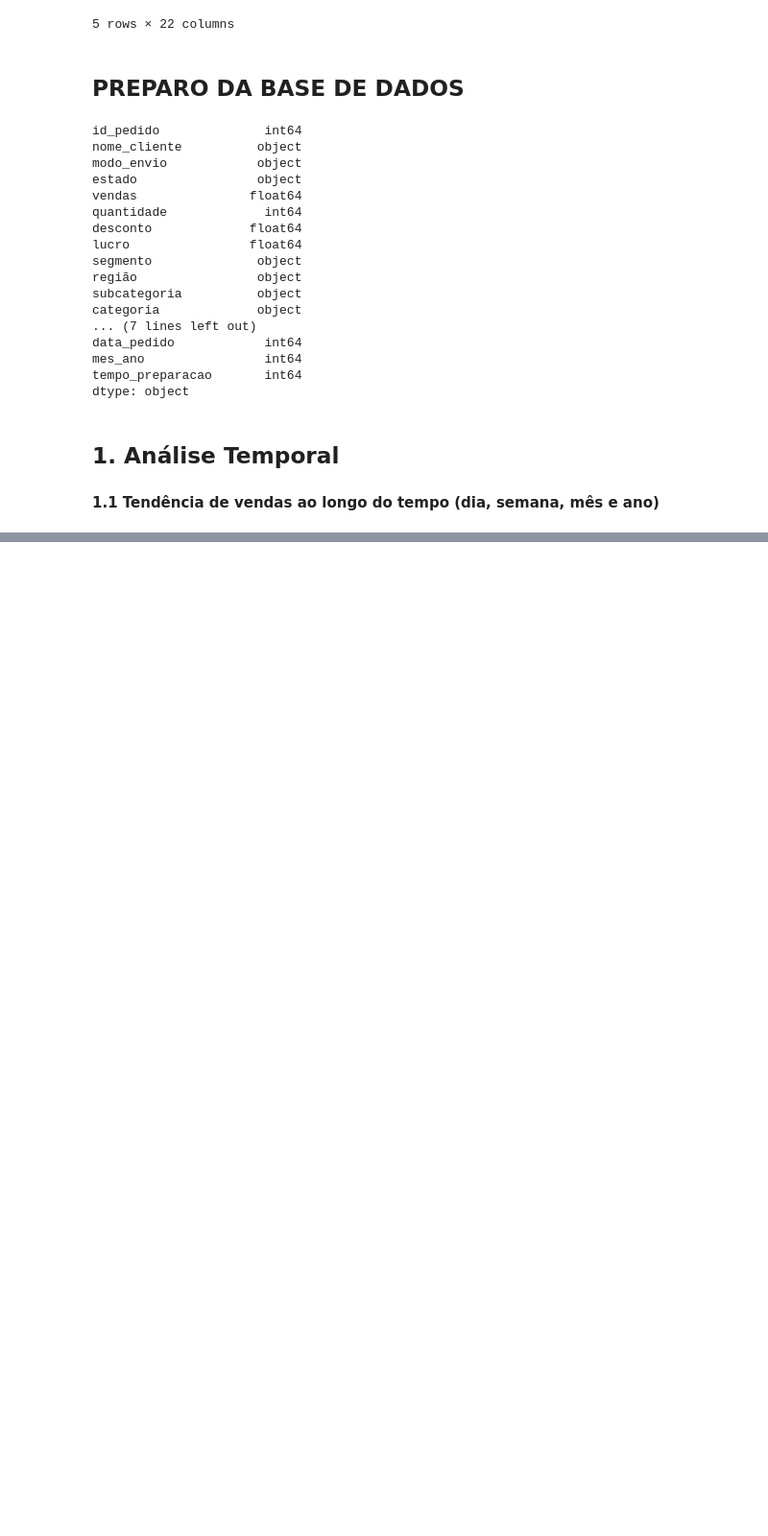
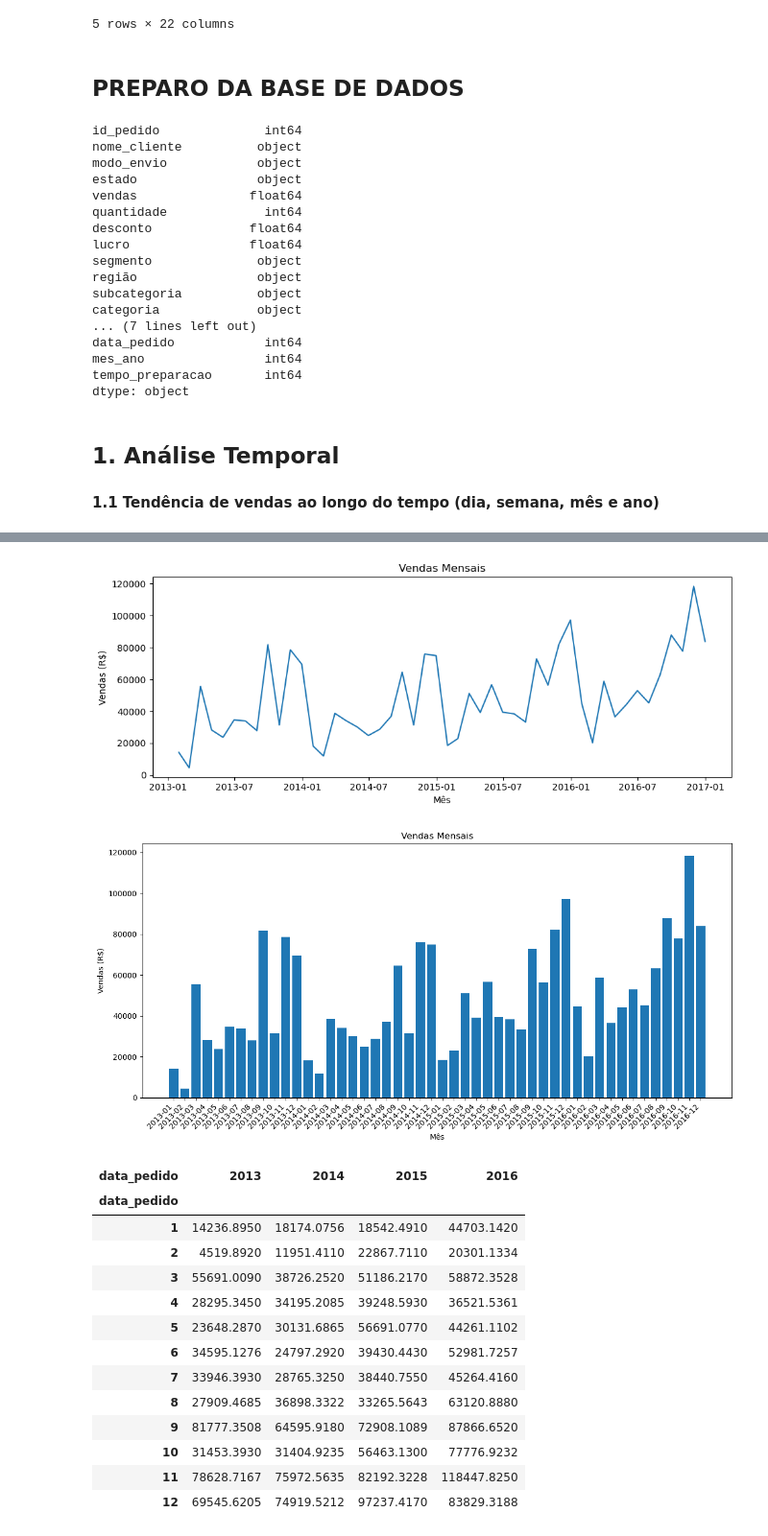
Before and after one commit to liviagcarvalho/Analise-de-Dados-Jr.---Livia-e-Joao, a Jupyter notebook: Análise de dados - Grupo 10.ipynb, the cells around one changed output, grey strips where cells are left out. Shown: that part at 96% size. Saved outputs shown, nothing was run; the diff lists cells and outputs as text; code cells hidden in the pictures; blank space fills up the shorter version.

```diff
--- a/Análise de dados - Grupo 10.ipynb
+++ b/Análise de dados - Grupo 10.ipynb
@@ -108 +120,41 @@ plot_series(vendas_anuais,    'Vendas Anuais',     'Ano')
+# %%
+#ANALISE MENSAL
+plot_series(vendas_mensais,   'Vendas Mensais',    'Mês') #nao ficou bom
+
+# --- Gráfico Mensal em Colunas ---
+plt.figure(figsize=(12,6))
+# converte índice para string “YYYY-MM” para ficar no eixo x
+meses = vendas_mensais.index.strftime('%Y-%m')
+valores = vendas_mensais.values
+
+plt.bar(meses, valores)
+plt.title('Vendas Mensais')
+plt.xlabel('Mês')
+plt.ylabel('Vendas (R$)')
+plt.xticks(rotation=45, ha='right')
+plt.tight_layout()
+plt.show()
+
+#comparação ano a ano
+tabela_mensal = df['vendas'].groupby(
+    [df.index.year, df.index.month]
+).sum().unstack(level=0)
+display(tabela_mensal)
+# %% [output]
+[figure, added]
+[figure, added]
+| data_pedido | 2013 | 2014 | 2015 | 2016 |
+| data_pedido |  |  |  |  |
+| 1 | 14236.8950 | 18174.0756 | 18542.4910 | 44703.1420 |
+| 2 | 4519.8920 | 11951.4110 | 22867.7110 | 20301.1334 |
+| 3 | 55691.0090 | 38726.2520 | 51186.2170 | 58872.3528 |
+| 4 | 28295.3450 | 34195.2085 | 39248.5930 | 36521.5361 |
+| 5 | 23648.2870 | 30131.6865 | 56691.0770 | 44261.1102 |
+| 6 | 34595.1276 | 24797.2920 | 39430.4430 | 52981.7257 |
+| 7 | 33946.3930 | 28765.3250 | 38440.7550 | 45264.4160 |
+| 8 | 27909.4685 | 36898.3322 | 33265.5643 | 63120.8880 |
+| 9 | 81777.3508 | 64595.9180 | 72908.1089 | 87866.6520 |
+| 10 | 31453.3930 | 31404.9235 | 56463.1300 | 77776.9232 |
+| 11 | 78628.7167 | 75972.5635 | 82192.3228 | 118447.8250 |
+| 12 | 69545.6205 | 74919.5212 | 97237.4170 | 83829.3188 |
 # %%
```
Also changed, not shown: parts of 11 cells of this notebook.
